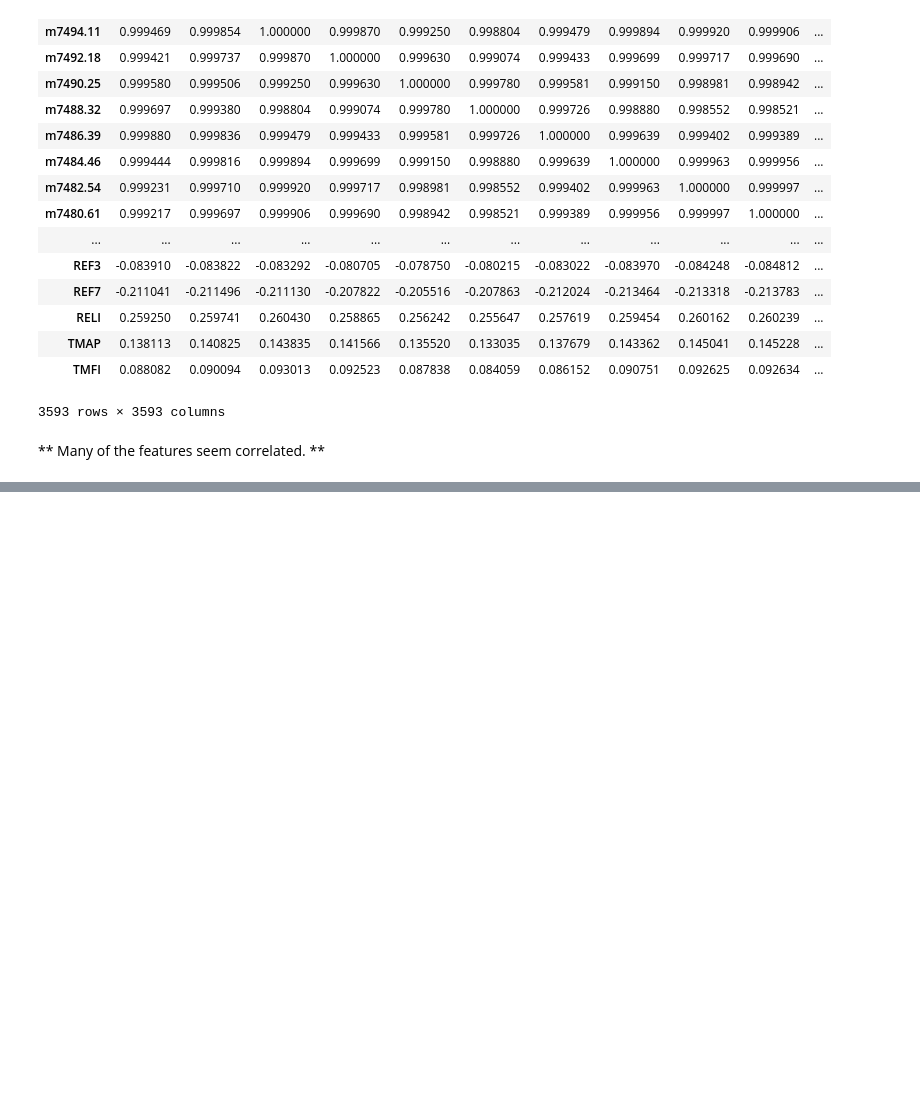
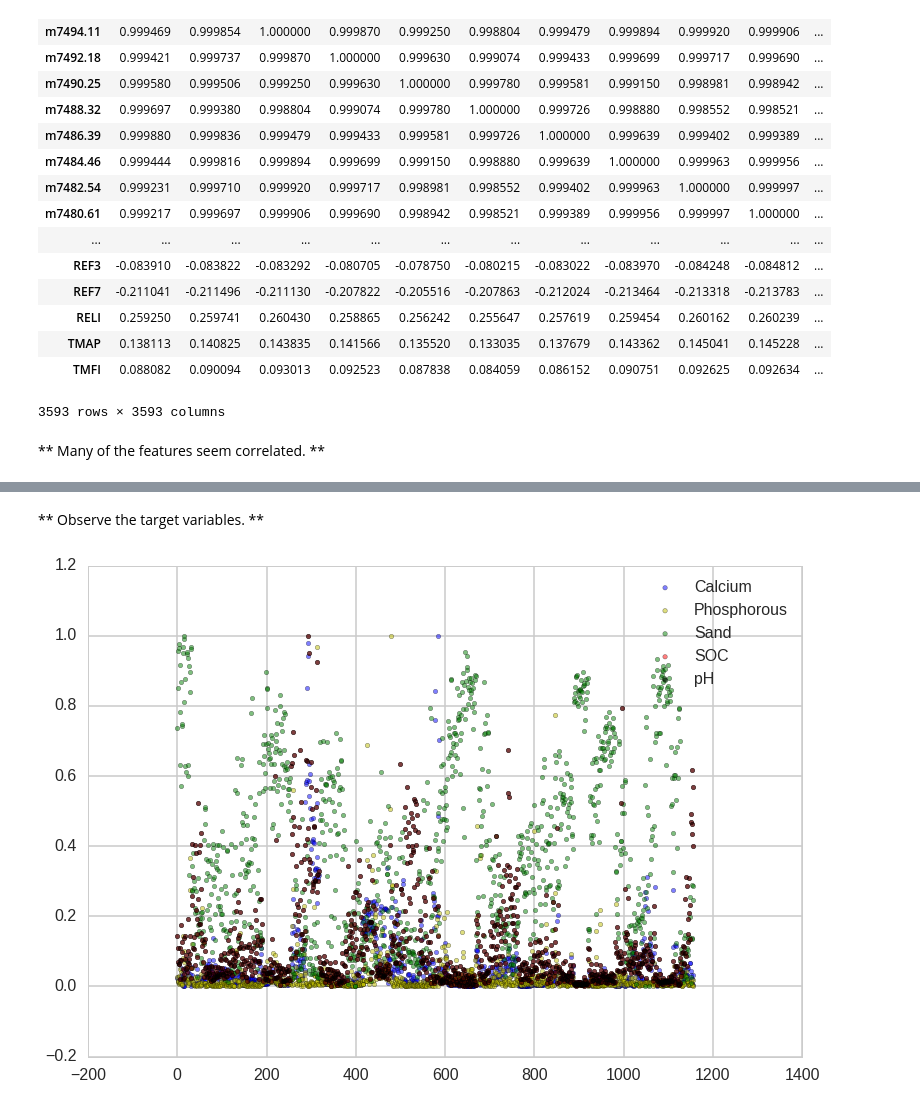
Before and after one commit to numb3r33/African-Soil-Prediction, a Jupyter notebook: notebooks/DataExploration.ipynb, the cells around one changed output, grey strips where cells are left out. Cells and saved outputs as stored; diff of their text form; code cells hidden in the pictures; blank space fills up the shorter version.

```diff
--- a/notebooks/DataExploration.ipynb
+++ b/notebooks/DataExploration.ipynb
@@ -172,0 +207,31 @@ Index(['Sand'], dtype='object')
+# %% [markdown]
+** Observe the target variables. **
+# %%
+scaler = MinMaxScaler()
+scaler.fit(train.Ca)
+Ca = scaler.transform(train.Ca)
+
+scaler = MinMaxScaler()
+scaler.fit(train.P)
+P = scaler.transform(train.P)
+
+scaler = MinMaxScaler()
+scaler.fit(train.Sand)
+Sand = scaler.transform(train.Sand)
+
+scaler = MinMaxScaler()
+scaler.fit(train.SOC)
+SOC = scaler.transform(train.SOC)
+
+scaler = MinMaxScaler()
+scaler.fit(train.pH)
+pH = scaler.transform(train.pH)
+# %%
+plt.scatter(np.arange(0, len(train)), Ca, c='b', alpha=.5, label='Calcium')
+plt.scatter(np.arange(0, len(train)), P, c='y', alpha=.5, label='Phosphorous')
+plt.scatter(np.arange(0, len(train)), Sand, c='g', alpha=.5, label='Sand')
+plt.scatter(np.arange(0, len(train)), SOC, c='r', alpha=.5, label='SOC')
+plt.scatter(np.arange(0, len(train)), SOC, c='k', alpha=.5, label='pH')
+plt.legend(loc='best');
+# %% [output]
+[figure, added]
```
Also changed, not shown: parts of 20 cells of this notebook.
